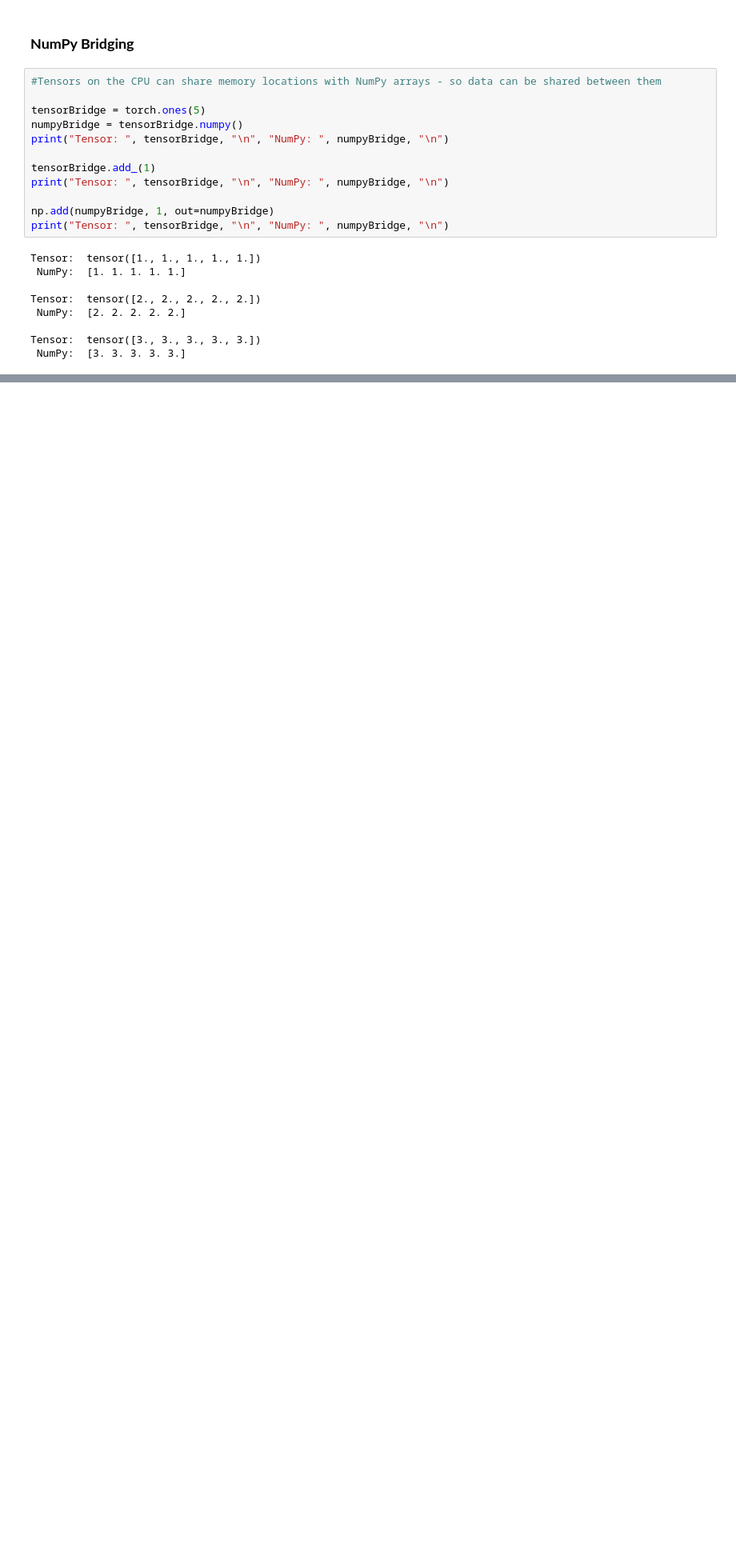
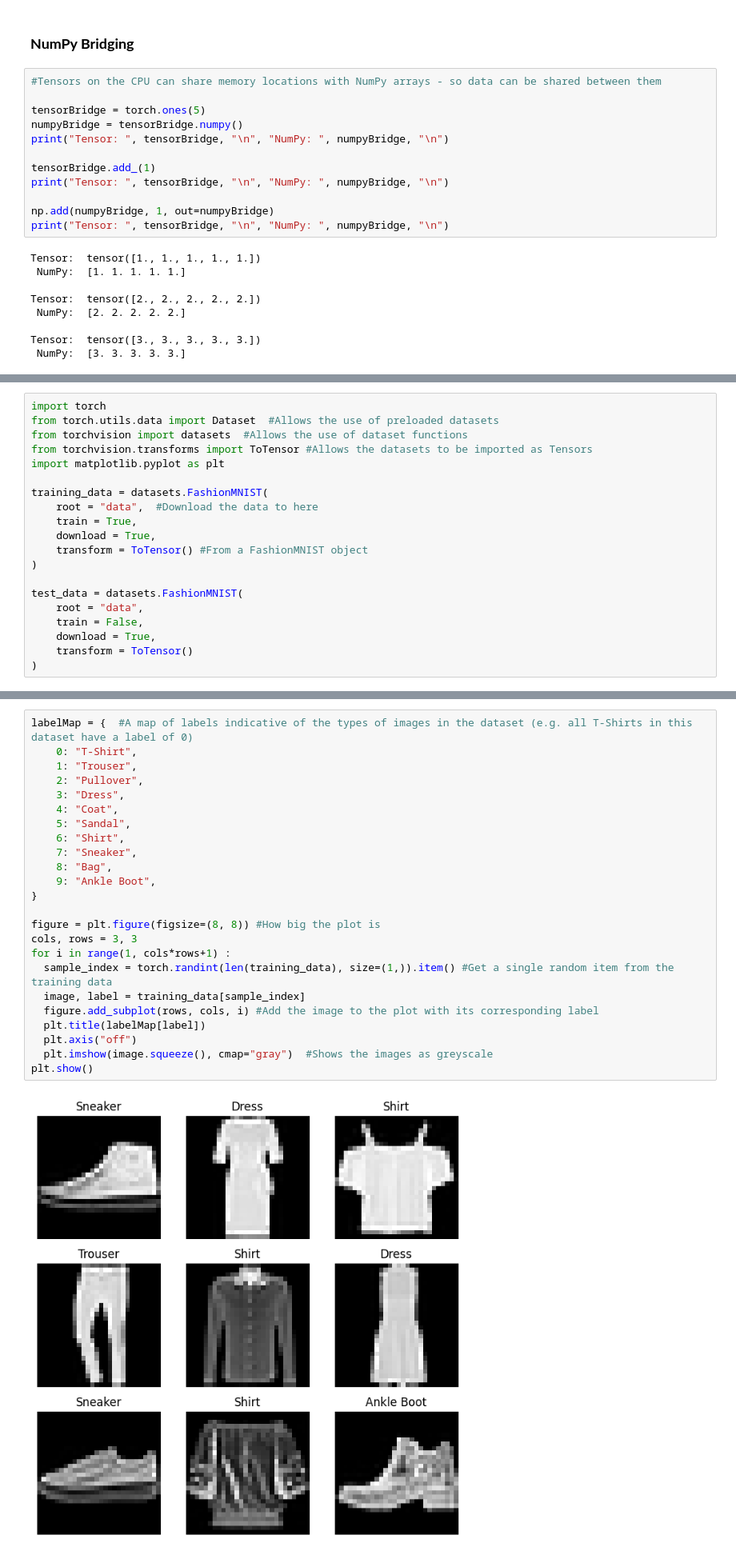
Before and after one commit to AACRobinson/IMLO-Assessment, a Jupyter notebook: IMLO_Week_10_Practical.ipynb, the cells around one changed output, grey strips where cells are left out. Shown: that part at 80% size. Drawn from its saved outputs; the diff is of its cells as text; blank space fills up the shorter version.

```diff
--- a/IMLO_Week_10_Practical.ipynb
+++ b/IMLO_Week_10_Practical.ipynb
@@ -152,0 +155,20 @@ Tensor:  tensor([3., 3., 3., 3., 3.])
+# %%
+import torch
+from torch.utils.data import Dataset  #Allows the use of preloaded datasets
+from torchvision import datasets  #Allows the use of dataset functions
+from torchvision.transforms import ToTensor #Allows the datasets to be imported as Tensors
+import matplotlib.pyplot as plt
+
+training_data = datasets.FashionMNIST(
+    root = "data",  #Download the data to here
+    train = True,
+    download = True,
+    transform = ToTensor() #From a FashionMNIST object
+)
+
+test_data = datasets.FashionMNIST(
+    root = "data",
+    train = False,
+    download = True,
+    transform = ToTensor()
+)
@@ -152,0 +177,26 @@ Tensor:  tensor([3., 3., 3., 3., 3.])
+# %%
+labelMap = {  #A map of labels indicative of the types of images in the dataset (e.g. all T-Shirts in this dataset have a label of 0)
+    0: "T-Shirt",
+    1: "Trouser",
+    2: "Pullover",
+    3: "Dress",
+    4: "Coat",
+    5: "Sandal",
+    6: "Shirt",
+    7: "Sneaker",
+    8: "Bag",
+    9: "Ankle Boot",
+}
+
+figure = plt.figure(figsize=(8, 8)) #How big the plot is
+cols, rows = 3, 3
+for i in range(1, cols*rows+1) :
+  sample_index = torch.randint(len(training_data), size=(1,)).item() #Get a single random item from the training data
+  image, label = training_data[sample_index]
+  figure.add_subplot(rows, cols, i) #Add the image to the plot with its corresponding label
+  plt.title(labelMap[label])
+  plt.axis("off")
+  plt.imshow(image.squeeze(), cmap="gray")  #Shows the images as greyscale
+plt.show()
+# %% [output]
+[figure, added]
```
Also changed, not shown: parts of 14 cells of this notebook.
